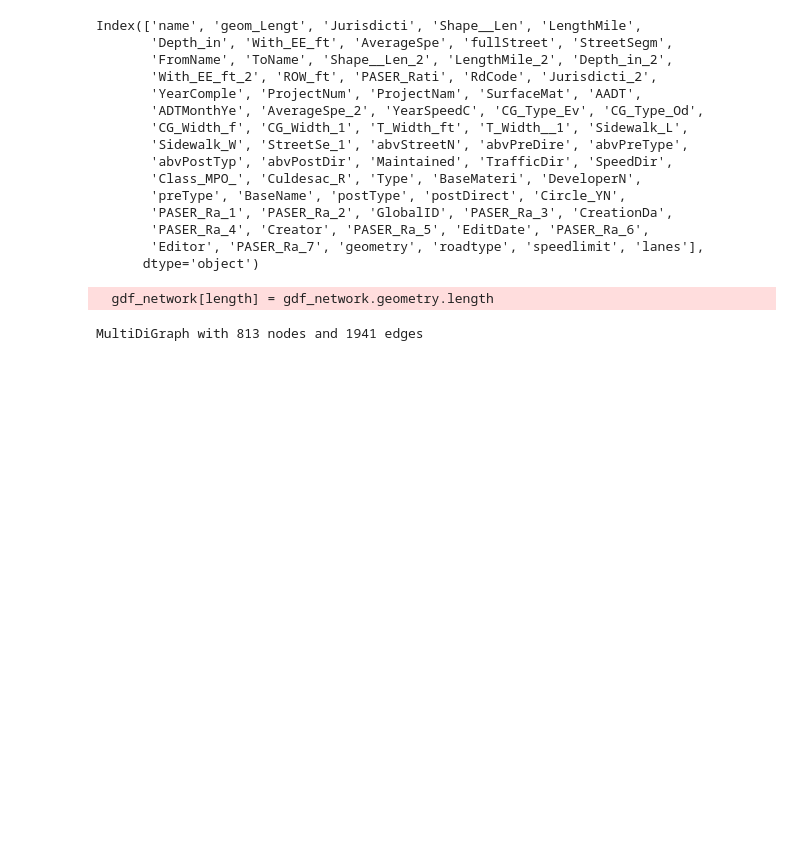
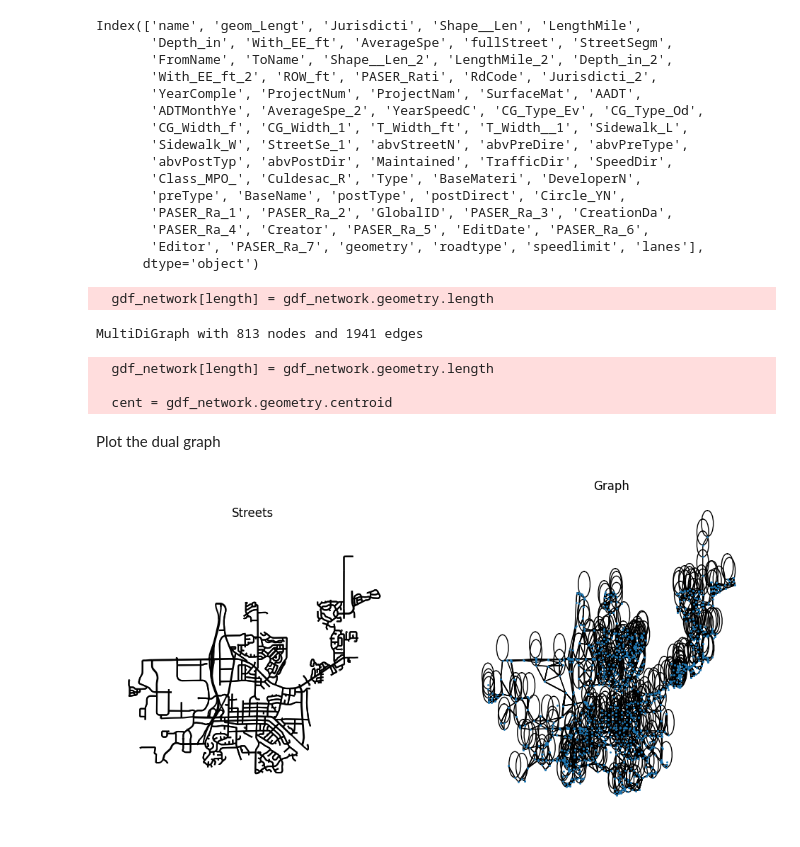
Before and after one commit to Ian1528/Snowplow-Route-Optimization, a Jupyter notebook: StreetsDataClean.ipynb, the cells around one changed output. Cells and saved outputs as stored; diff of their text form; code cells hidden in the pictures; blank space fills up the shorter version.

```diff
--- a/StreetsDataClean.ipynb
+++ b/StreetsDataClean.ipynb
@@ -160,3 +160,22 @@ print(G_final)
 # %% [output]
   gdf_network[length] = gdf_network.geometry.length
 MultiDiGraph with 813 nodes and 1941 edges
+# %%
+G_dual = momepy.gdf_to_nx(gdf, approach='dual')
+# %% [output]
+  gdf_network[length] = gdf_network.geometry.length
+
+  cent = gdf_network.geometry.centroid
+# %% [markdown]
+Plot the dual graph
+# %%
+# Plot
+f, ax = plt.subplots(1, 2, figsize=(12, 6), sharex=True, sharey=True)
+gdf.plot(color="k", ax=ax[0])
+for i, facet in enumerate(ax):
+    facet.set_title(("Streets", "Graph")[i])
+    facet.axis("off")
+nx.draw(G_dual, {n: [n[0], n[1]] for n in list(G_dual.nodes)}, ax=ax[1], node_size=1)
+plt.show()
+# %% [output]
+[figure, added]
```
Also changed, not shown: parts of 1 cell of this notebook, 8 other files.
